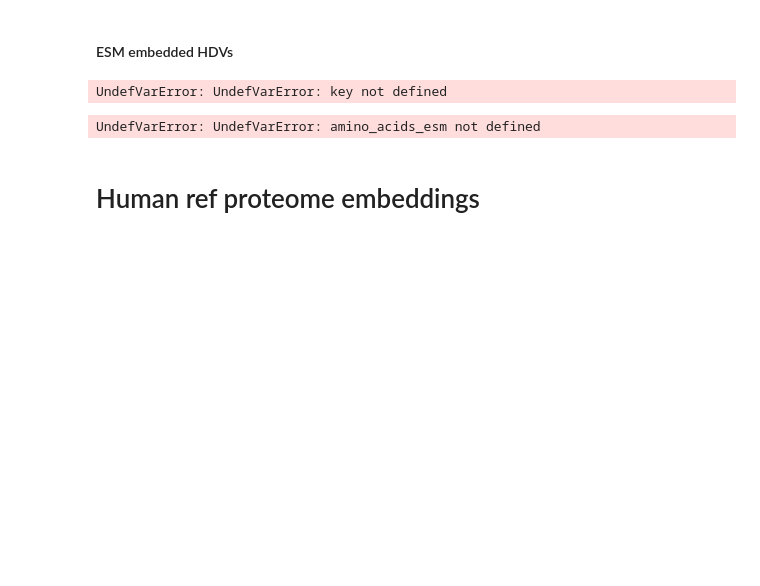
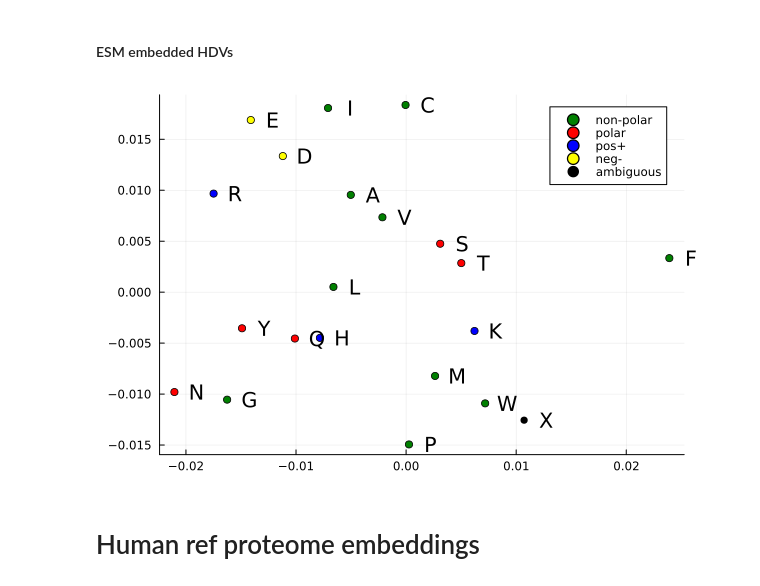
Before and after one commit to Micjanov/Master-Thesis, a Jupyter notebook: notebooks/AA_embeddings.ipynb, the cells around one changed output. Cells and saved outputs as stored; diff of their text form; code cells hidden in the pictures; blank space fills up the shorter version.

```diff
--- a/notebooks/AA_embeddings.ipynb
+++ b/notebooks/AA_embeddings.ipynb
@@ -128,27 +197,25 @@ UndefVarError: UndefVarError: groups not defined
 # %% [markdown]
 #### ESM embedded HDVs
-# %%
-indices = [[i for i in 1:length(amino_acids_esm) if only(amino_acids_esm[i]) in groups[j]] for j in key]
-AA_ind = [[only(i) for i in amino_acids_esm if only(i) in groups[j]] for j in key]
-
-colors = [:green, :red, :blue, :yellow]
-fig = Plots.plot()
-
-for i in 1:4
-    scatter!(fig, (proj_ESM_bit[indices[i], 1], proj_ESM_bit[indices[i], 2]), label=key[i], mc = colors[i])
-    for j in 1:length(indices[i])
-        annotate!((proj_ESM_bit[indices[i][j], 1] + 0.001, proj_ESM_bit[indices[i][j], 2], AA_ind[i][j]))
-    end
-end
-scatter!(fig, (proj_ESM_bit[21, 1], proj_ESM_bit[21, 2]), label="X", mc = :black)
-savefig("../thesis/Fig/esm_emb.png")
-fig
-# %% [output]
-UndefVarError: UndefVarError: key not defined
-# %%
-amino_acids_esm
-# %% [output]
-UndefVarError: UndefVarError: amino_acids_esm not defined
+# %%
+key = collect(keys(groups))
+colors = [:green, :red, :blue, :yellow, :black]
+fig = Plots.plot()
+
+for i in 1:length(key)
+
+    aa_ind = [x for (x,y) in enumerate(amino_acids_esm) if only(y) ∈ groups[key[i]] ]
+    aa = [only(y) for (x,y) in enumerate(amino_acids_esm) if only(y) ∈ groups[key[i]]]
+
+    scatter!(fig, (proj_ESM_bit[aa_ind,1], proj_ESM_bit[aa_ind,2]), label=key[i], mc = colors[i])
+
+    for f in 1:length(aa_ind)
+        annotate!((proj_ESM_bit[aa_ind[f],1] + 0.002, proj_ESM_bit[aa_ind[f],2], aa[f]))
+    end
+end
+savefig("../thesis/Fig/esm_emb.png")
+fig
+# %% [output]
+[figure, added]
 # %% [markdown]
 # Human ref proteome embeddings
 # %%
```
Also changed, not shown: parts of 34 cells of this notebook, 23 other files.
